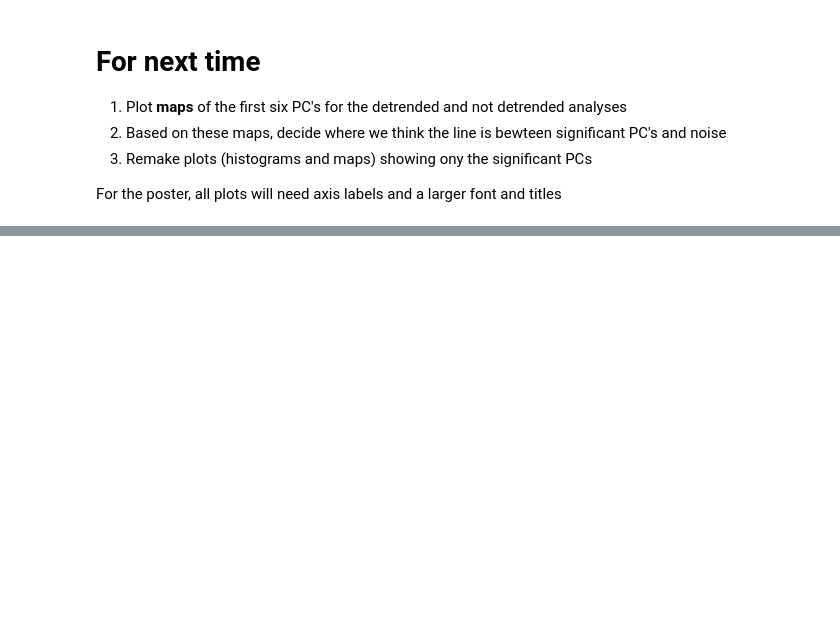
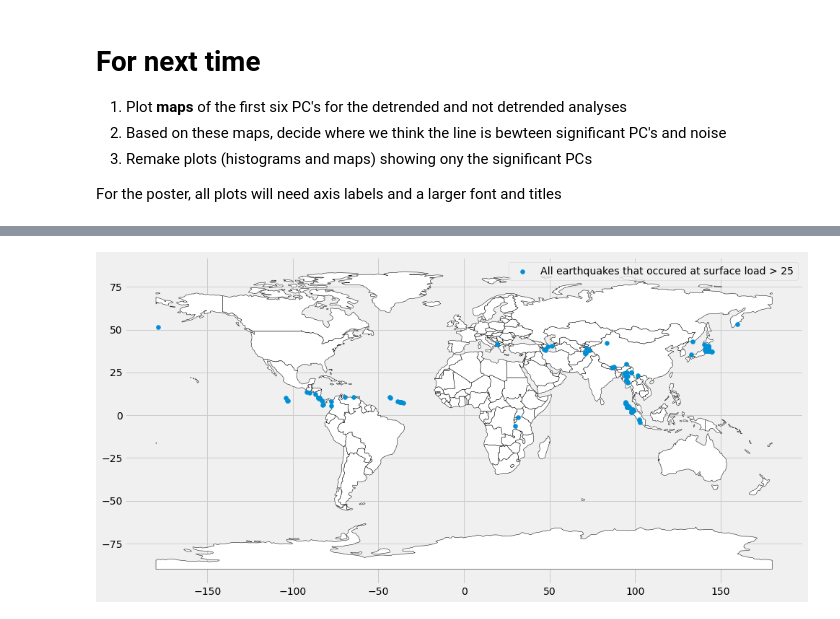
Before and after one commit to epic-research-group/surface-load-quakes, a Jupyter notebook: surface-load-earthquake-relationship.ipynb, the cells around one changed output, grey strips where cells are left out. Cells and saved outputs as stored; diff of their text form; code cells hidden in the pictures; blank space fills up the shorter version.

```diff
--- a/surface-load-earthquake-relationship.ipynb
+++ b/surface-load-earthquake-relationship.ipynb
@@ -179,0 +198,19 @@ For the poster, all plots will need axis labels and a larger font and titles
+# %%
+# function to plot maps of earthquake distribution
+
+def plot_map(thr, earthquake_only):
+
+    df_bigmass = catalog[np.abs(earthquake_only) > thr]
+    gdf = gpd.GeoDataFrame(df_bigmass,
+                           geometry=gpd.points_from_xy(df_bigmass.longitude,
+                                                   df_bigmass.latitude))
+
+    world = gpd.read_file(gpd.datasets.get_path('naturalearth_lowres'))
+    ax = world.plot(color='white', edgecolor='black', figsize=(15,10))
+    gdf.plot(ax=ax, label='All earthquakes that occured at surface load > 25')
+    leg = ax.legend()
+    plt.show()
+# %%
+plot_map(25, catalog['dmass'])
+# %% [output]
+[figure, added]
```
Also changed, not shown: parts of 6 cells of this notebook.
